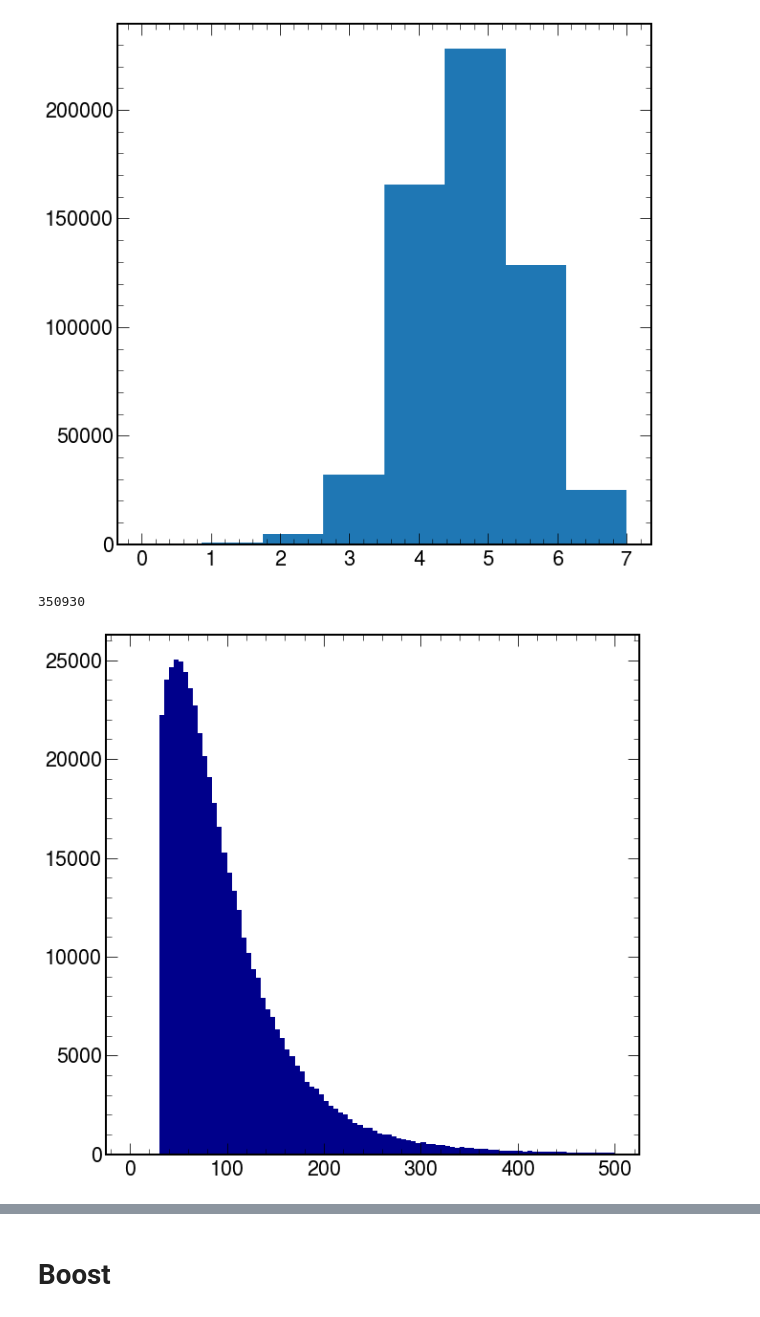
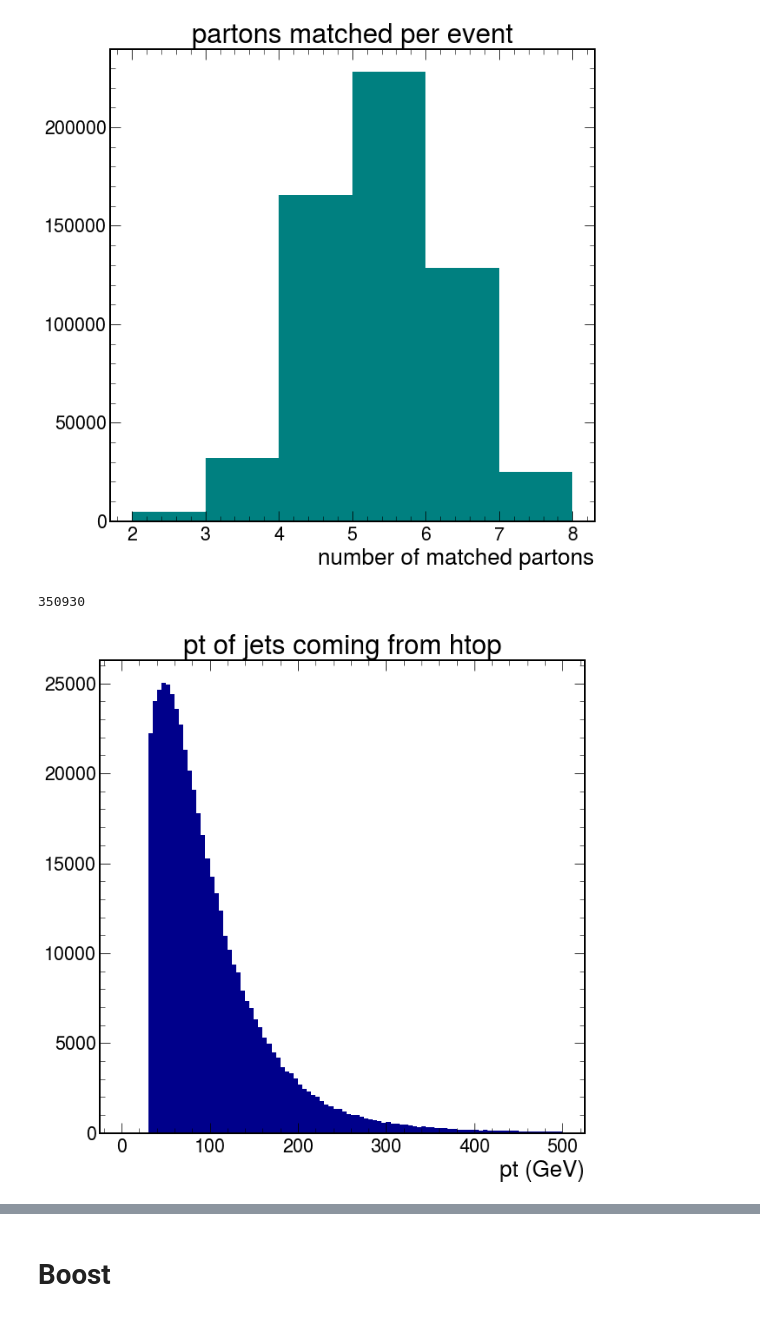
Before and after one commit to valsdav/ttHbb_jets_partons_studies, a Jupyter notebook: GenLevelPlots.ipynb, the cells around one changed output, grey strips where cells are left out. Cells and saved outputs as stored; diff of their text form; code cells hidden in the pictures.

```diff
--- a/GenLevelPlots.ipynb
+++ b/GenLevelPlots.ipynb
@@ -78,10 +76,13 @@ plt.show()
 # %%
 #count number of matched partons per event
-partons_knownprov = partons_matched[partons_matched.prov != -999]
+partons_knownprov = partons_matched[jets.prov != -1]
 matchednum = ak.num(partons_knownprov.prov, axis=1)
-plt.hist(matchednum, bins=8)
+plt.hist(matchednum, bins=6, range=(2,8), color="teal")
+plt.title("partons matched per event")
+plt.xlabel("number of matched partons")
+plt.savefig("/eos/user/m/mamantov/ttHbb_jets_partons_studies/Plots/Exercise Plots/matched_partons_per_event")
 plt.show()
 # %% [output]
-[figure, old version]
+[figure, new version]
 # %%
 #count number of events with 2 matched jets coming from higgs (prov = 1)
@@ -93,10 +94,13 @@ eventnum_2higgs
 350930
 # %%
 #find jets coming from hadronic top (prov = 2)
-jets_htop = jets[partons_matched.prov == 2]
+jets_htop = jets[jets.prov == 2]
 
 #plot pt of these jets
 plt.hist(ak.flatten(jets_htop.pt), bins=100, color="darkblue", range=(0,500))
+plt.title("pt of jets coming from htop")
+plt.xlabel("pt (GeV)")
+plt.savefig("/eos/user/m/mamantov/ttHbb_jets_partons_studies/Plots/Exercise Plots/pt_from_htop")
 plt.show()
 # %% [output]
-[figure, old version]
+[figure, new version]
```
Also changed, not shown: parts of 67 cells of this notebook.
